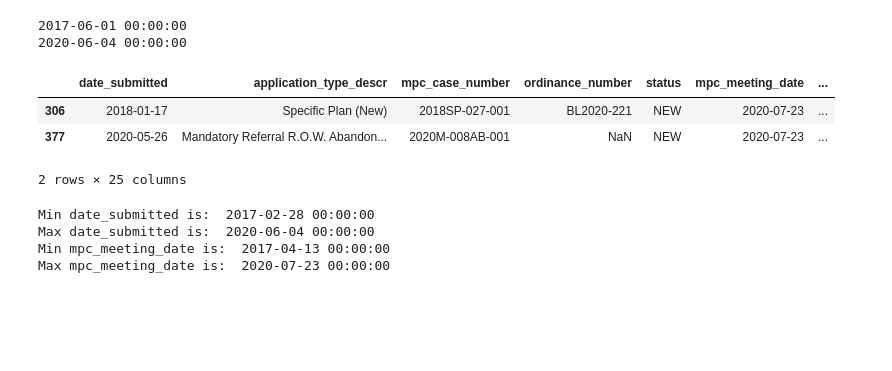
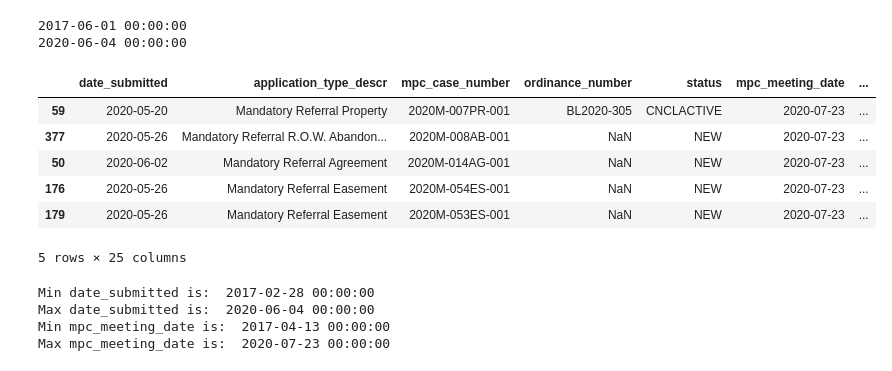
Before and after one commit to lorirocks/nashville-neighborhoods-capstone, a Jupyter notebook: notebooks/1_dataprep.ipynb, the cells around one changed output. Saved outputs shown, nothing was run; the diff lists cells and outputs as text; code cells hidden in the pictures; blank space fills up the shorter version.

Commit message:
Still workig in 1_dataprep. Massaging data to work with Google Maps API to get lat/lon for addresses where that is missing. Dropped addresses with 0 house number.

```diff
--- a/notebooks/1_dataprep.ipynb
+++ b/notebooks/1_dataprep.ipynb
@@ -721,0 +757,4 @@ memory usage: 110.0+ KB
+# %%
+# Dropping row noted above with project name "created in error"
+
+df_planning = df_planning.dropna(subset=['mpc_case_number'])
@@ -721,0 +791,6 @@ memory usage: 110.0+ KB
+# %%
+# Dropping 22 rows with null 'location'
+# Resulting df should have 498 rows
+
+df_planning = df_planning.dropna(subset=['location'])
+print(df_planning.shape)
@@ -849,8 +968,8 @@ Name: permit_subtype_descr, Length: 94, dtype: int64
 #         May group this once I start exploring, but will leave all details in place for now.
 
 # To get full results that aren't truncated, set to 4000:
-# pd.options.display.max_rows = 50
-# print(pd.options.display.max_rows)
+pd.options.display.max_rows = 50
+print(pd.options.display.max_rows)
 
 list_bldg_apps_subtype_counts = df_bldg_apps.permit_subtype_descr.value_counts()
 print(list_bldg_apps_subtype_counts)
@@ -1210,14 +1328,17 @@ print(df_bldg_issued.date_issued.max())
 # %%
 # Planning Dept. Applications & Issued: Sorting by mpc_meeting_date, descending.
 # Chose mpc_meeting_date because that
 
 df_planning = df_planning.sort_values(by = 'mpc_meeting_date', ascending = False)
-df_planning.head(2)
+df_planning.head()
 # %% [output]
 |  | date_submitted | application_type_descr | mpc_case_number | ordinance_number | status | mpc_meeting_date | ... |
-| 306 | 2018-01-17 | Specific Plan (New) | 2018SP-027-001 | BL2020-221 | NEW | 2020-07-23 | ... |
+| 59 | 2020-05-20 | Mandatory Referral Property | 2020M-007PR-001 | BL2020-305 | CNCLACTIVE | 2020-07-23 | ... |
 | 377 | 2020-05-26 | Mandatory Referral R.O.W. Abandon... | 2020M-008AB-001 | NaN | NEW | 2020-07-23 | ... |
+| 50 | 2020-06-02 | Mandatory Referral Agreement | 2020M-014AG-001 | NaN | NEW | 2020-07-23 | ... |
+| 176 | 2020-05-26 | Mandatory Referral Easement | 2020M-054ES-001 | NaN | NEW | 2020-07-23 | ... |
+| 179 | 2020-05-26 | Mandatory Referral Easement | 2020M-053ES-001 | NaN | NEW | 2020-07-23 | ... |
-2 rows × 25 columns
+5 rows × 25 columns
 # %%
 # Double-checking min/max dates in this df
 
```
Also changed, not shown: parts of 74 cells of this notebook, 13 other files.
